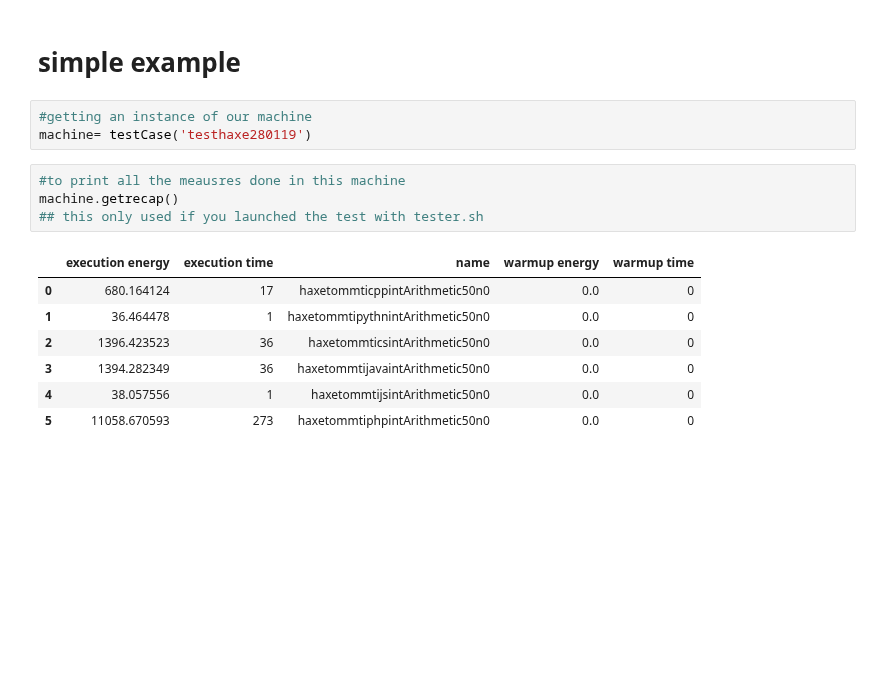
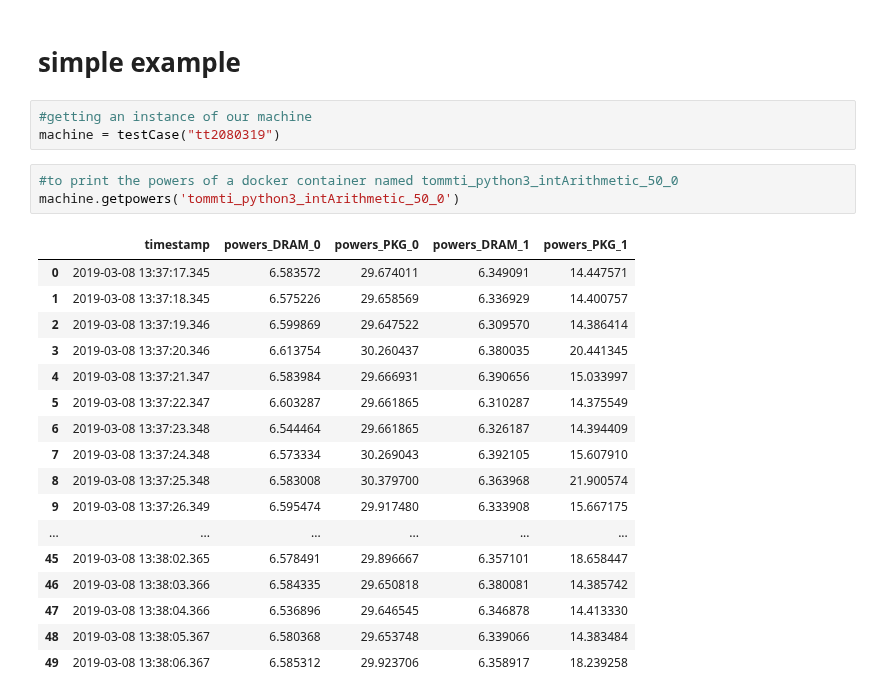
Before and after one commit to chakib-belgaid/powerapi-g5k, a Jupyter notebook: computeConso.ipynb, the cells around one changed output. Saved outputs shown, nothing was run; the diff lists cells and outputs as text; blank space fills up the shorter version.

Commit message:
fixing the timestamp issus

```diff
--- a/computeConso.ipynb
+++ b/computeConso.ipynb
@@ -45,16 +90,25 @@ class testCase(object):
 # simple example
 # %%
 #getting an instance of our machine
-machine= testCase('testhaxe280119')
+machine = testCase("tt2080319")
-# %%
-#to print all the meausres done in this machine
-machine.getrecap()
-## this only used if you launched the test with tester.sh
-# %% [output]
-|  | execution energy | execution time | name | warmup energy | warmup time |
-| 0 | 680.164124 | 17 | haxetommticppintArithmetic50n0 | 0.0 | 0 |
-| 1 | 36.464478 | 1 | haxetommtipythnintArithmetic50n0 | 0.0 | 0 |
-| 2 | 1396.423523 | 36 | haxetommticsintArithmetic50n0 | 0.0 | 0 |
-| 3 | 1394.282349 | 36 | haxetommtijavaintArithmetic50n0 | 0.0 | 0 |
-| 4 | 38.057556 | 1 | haxetommtijsintArithmetic50n0 | 0.0 | 0 |
-| 5 | 11058.670593 | 273 | haxetommtiphpintArithmetic50n0 | 0.0 | 0 |
+# %%
+#to print the powers of a docker container named tommti_python3_intArithmetic_50_0
+machine.getpowers('tommti_python3_intArithmetic_50_0')
+# %% [output]
+|  | timestamp | powers_DRAM_0 | powers_PKG_0 | powers_DRAM_1 | powers_PKG_1 |
+| 0 | 2019-03-08 13:37:17.345 | 6.583572 | 29.674011 | 6.349091 | 14.447571 |
+| 1 | 2019-03-08 13:37:18.345 | 6.575226 | 29.658569 | 6.336929 | 14.400757 |
+| 2 | 2019-03-08 13:37:19.346 | 6.599869 | 29.647522 | 6.309570 | 14.386414 |
+| 3 | 2019-03-08 13:37:20.346 | 6.613754 | 30.260437 | 6.380035 | 20.441345 |
+| 4 | 2019-03-08 13:37:21.347 | 6.583984 | 29.666931 | 6.390656 | 15.033997 |
+| 5 | 2019-03-08 13:37:22.347 | 6.603287 | 29.661865 | 6.310287 | 14.375549 |
+| 6 | 2019-03-08 13:37:23.348 | 6.544464 | 29.661865 | 6.326187 | 14.394409 |
+| 7 | 2019-03-08 13:37:24.348 | 6.573334 | 30.269043 | 6.392105 | 15.607910 |
+| 8 | 2019-03-08 13:37:25.348 | 6.583008 | 30.379700 | 6.363968 | 21.900574 |
+| 9 | 2019-03-08 13:37:26.349 | 6.595474 | 29.917480 | 6.333908 | 15.667175 |
+| ... | ... | ... | ... | ... | ... |
+| 45 | 2019-03-08 13:38:02.365 | 6.578491 | 29.896667 | 6.357101 | 18.658447 |
+| 46 | 2019-03-08 13:38:03.366 | 6.584335 | 29.650818 | 6.380081 | 14.385742 |
+| 47 | 2019-03-08 13:38:04.366 | 6.536896 | 29.646545 | 6.346878 | 14.413330 |
+| 48 | 2019-03-08 13:38:05.367 | 6.580368 | 29.653748 | 6.339066 | 14.383484 |
+| 49 | 2019-03-08 13:38:06.367 | 6.585312 | 29.923706 | 6.358917 | 18.239258 |
```
Also changed, not shown: parts of 3 cells of this notebook.
